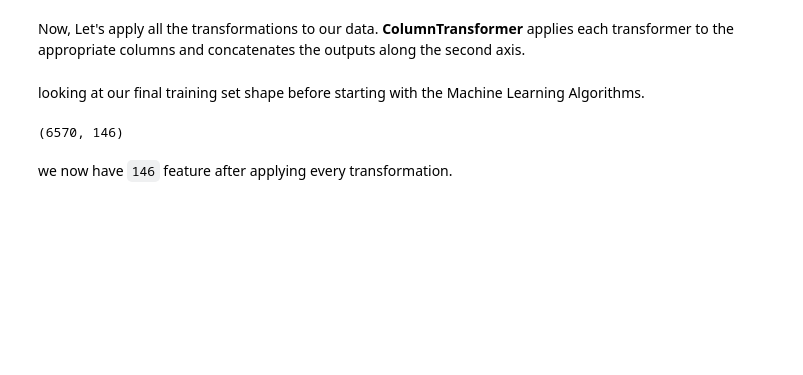
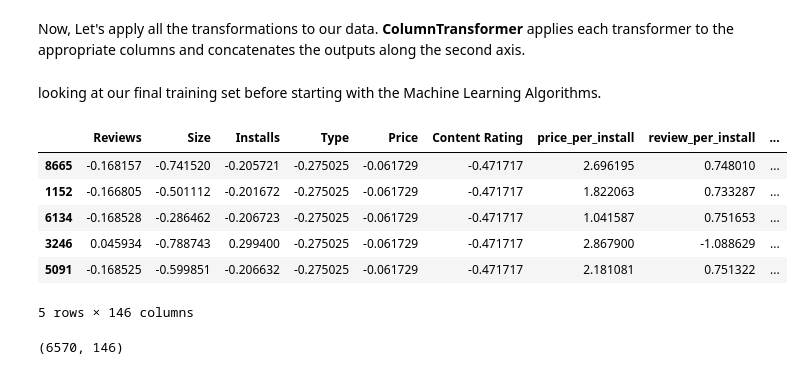
Before and after one commit to amrgaber249/Predicting-Google-Play-Store-Apps-Ratings, a Jupyter notebook: predicting_google_play_apps_ratings.ipynb, the cells around one changed output. Drawn from its saved outputs; the diff is of its cells as text; code cells hidden in the pictures; blank space fills up the shorter version.

Commit message:
Main Steps, Fixed Scaling, and final df.shape

```diff
--- a/predicting_google_play_apps_ratings.ipynb
+++ b/predicting_google_play_apps_ratings.ipynb
@@ -600,10 +610,11 @@ We can start by making a small **pipeline** for the numerical attributes.
 # %%
 from sklearn.pipeline import Pipeline
-
+from sklearn.preprocessing import StandardScaler
 from sklearn.impute import SimpleImputer
 
 num_pipeline = Pipeline([
         ('imputer', SimpleImputer(strategy="median")),
+        ('std_scaler', StandardScaler()),
         ('attribs_adder', CombinedAttributesAdder()),
     ])
 
@@ -623,10 +634,25 @@ full_pipeline = ColumnTransformer([
 
 gplay_prepared = full_pipeline.fit_transform(gplay)
 # %% [markdown]
-looking at our final training set shape before starting with the Machine Learning Algorithms.
+looking at our final training set before starting with the Machine Learning Algorithms.
+# %%
+cat_cols = list(full_pipeline.transformers_[1][1].get_feature_names(cat_attribs))
+combined_cols = ["price_per_install", "review_per_install", "size_per_install"]
+# %%
+gplay_prepared_attribs = pd.DataFrame(
+    gplay_prepared.toarray(),
+    columns=num_attribs+combined_cols+cat_cols,
+    index=gplay.index)
+gplay_prepared_attribs.head()
+# %% [output]
+|  | Reviews | Size | Installs | Type | Price | Content Rating | price_per_install | review_per_install | ... |
+| 8665 | -0.168157 | -0.741520 | -0.205721 | -0.275025 | -0.061729 | -0.471717 | 2.696195 | 0.748010 | ... |
+| 1152 | -0.166805 | -0.501112 | -0.201672 | -0.275025 | -0.061729 | -0.471717 | 1.822063 | 0.733287 | ... |
+| 6134 | -0.168528 | -0.286462 | -0.206723 | -0.275025 | -0.061729 | -0.471717 | 1.041587 | 0.751653 | ... |
+| 3246 | 0.045934 | -0.788743 | 0.299400 | -0.275025 | -0.061729 | -0.471717 | 2.867900 | -1.088629 | ... |
+| 5091 | -0.168525 | -0.599851 | -0.206632 | -0.275025 | -0.061729 | -0.471717 | 2.181081 | 0.751322 | ... |
+5 rows × 146 columns
 # %%
 gplay_prepared.shape
 # %% [output]
 (6570, 146)
-# %% [markdown]
-we now have `146` feature after applying every transformation.
```
Also changed, not shown: parts of 8 cells of this notebook, 1 other file.
